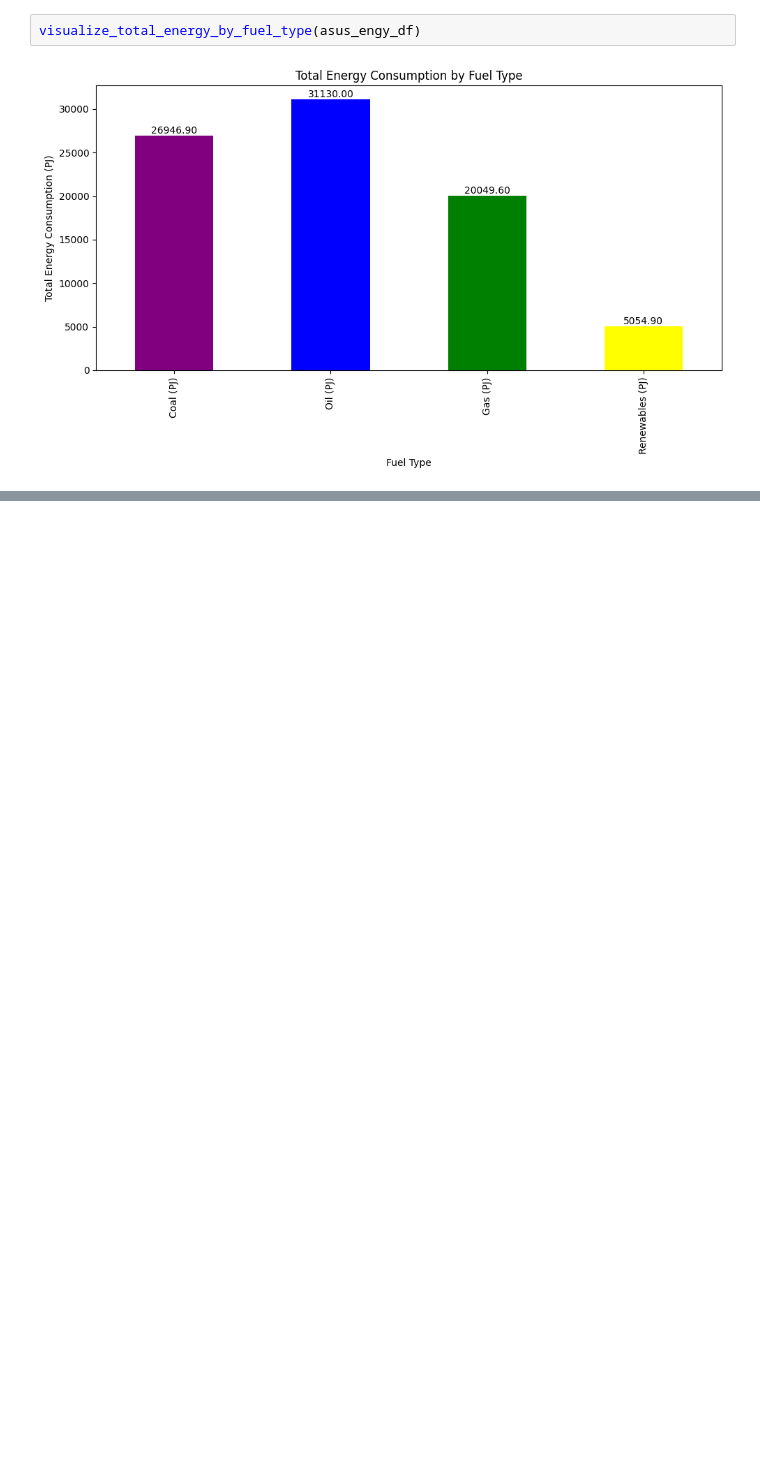
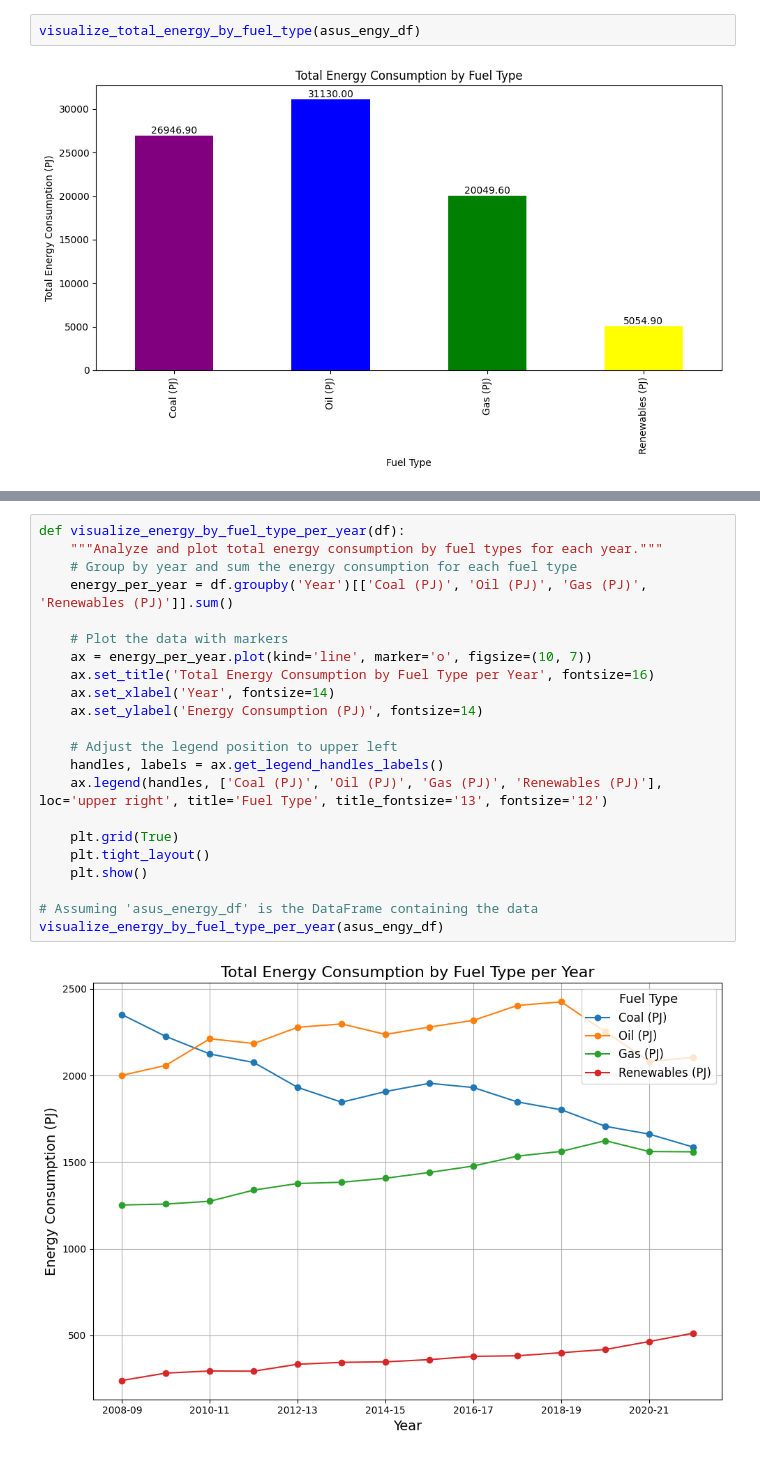
Before and after one commit to Rahe23/Assessment-Two, a Jupyter notebook: Code_Development_Assessment_Two.ipynb, the cells around one changed output, grey strips where cells are left out. Saved outputs shown, nothing was run; the diff lists cells and outputs as text; blank space fills up the shorter version.

```diff
--- a/Code_Development_Assessment_Two.ipynb
+++ b/Code_Development_Assessment_Two.ipynb
@@ -404,0 +443,24 @@ visualize_total_energy_by_fuel_type(asus_engy_df)
+# %%
+def visualize_energy_by_fuel_type_per_year(df):
+    """Analyze and plot total energy consumption by fuel types for each year."""
+    # Group by year and sum the energy consumption for each fuel type
+    energy_per_year = df.groupby('Year')[['Coal (PJ)', 'Oil (PJ)', 'Gas (PJ)', 'Renewables (PJ)']].sum()
+
+    # Plot the data with markers
+    ax = energy_per_year.plot(kind='line', marker='o', figsize=(10, 7))
+    ax.set_title('Total Energy Consumption by Fuel Type per Year', fontsize=16)
+    ax.set_xlabel('Year', fontsize=14)
+    ax.set_ylabel('Energy Consumption (PJ)', fontsize=14)
+
+    # Adjust the legend position to upper left
+    handles, labels = ax.get_legend_handles_labels()
+    ax.legend(handles, ['Coal (PJ)', 'Oil (PJ)', 'Gas (PJ)', 'Renewables (PJ)'], loc='upper right', title='Fuel Type', title_fontsize='13', fontsize='12')
+
+    plt.grid(True)
+    plt.tight_layout()
+    plt.show()
+
+# Assuming 'asus_energy_df' is the DataFrame containing the data
+visualize_energy_by_fuel_type_per_year(asus_engy_df)
+# %% [output]
+[figure, added]
```
Also changed, not shown: parts of 12 cells of this notebook.
